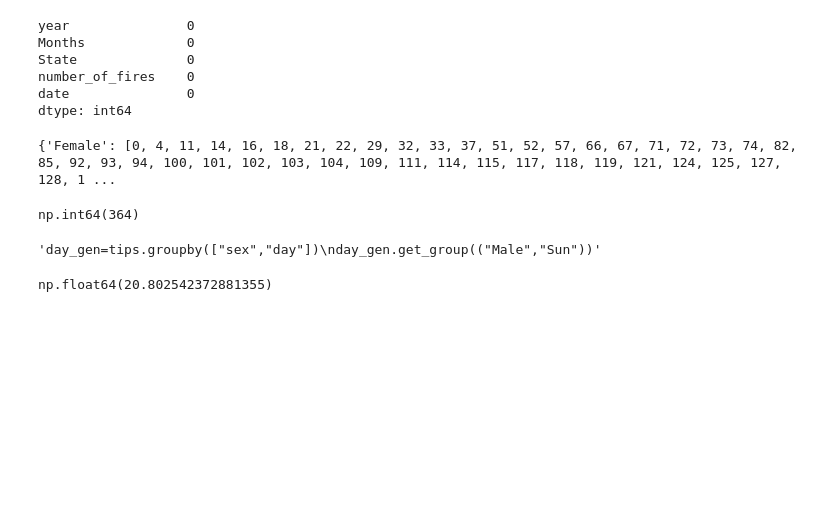
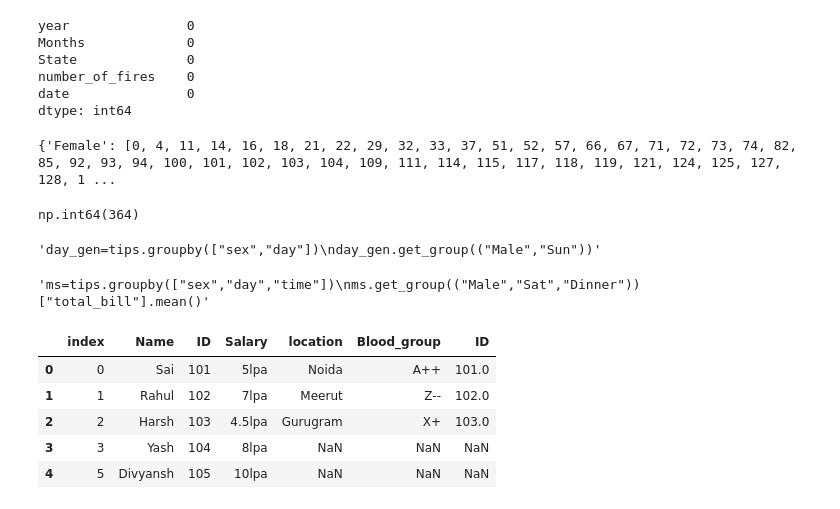
Before and after one commit to Amandeep006/QSPIDER-, a Jupyter notebook: pylab/pan.ipynb, the cells around one changed output. Drawn from its saved outputs; the diff is of its cells as text; code cells hidden in the pictures; blank space fills up the shorter version.

```diff
--- a/pylab/pan.ipynb
+++ b/pylab/pan.ipynb
@@ -800,7 +800,30 @@ ds.get_group(("IT","high"))["employee_id"].count()"""
 rq.get_group(("red",6))["type"].count()"""
 
 # Average bill of males in Saturday's dinner.  # 20.80
-"""ms=tips.groupby(["sex","day"])
-ms.get_group(("Male","Sat"))["total_bill"].mean()"""
+"""ms=tips.groupby(["sex","day","time"])
+ms.get_group(("Male","Sat","Dinner"))["total_bill"].mean()"""
 # %% [output]
-np.float64(20.802542372881355)
+'ms=tips.groupby(["sex","day","time"])\nms.get_group(("Male","Sat","Dinner"))["total_bill"].mean()'
+# %%
+# Concatination of DataFrames : It is process of merging two or more dataframes.
+# Type of Concatination :
+          # 1. Vertical Concatination:
+           #        syntax :  pd.concat([var1,var2])
+          # 2. Horizontal Concatination :
+           #        syntax : pd.concat([var1,var2],axis=1)
+
+df1=pd.DataFrame({
+    "location":["Noida","Meerut","Gurugram"],
+    "Blood_group":["A++","Z--","X+"],
+    "ID":[101,102,103]
+})
+
+pd.concat([df,df1]) # Vaerical Concat
+pd.concat([df,df1],axis=1)
+# %% [output]
+|  | index | Name | ID | Salary | location | Blood_group | ID |
+| 0 | 0 | Sai | 101 | 5lpa | Noida | A++ | 101.0 |
+| 1 | 1 | Rahul | 102 | 7lpa | Meerut | Z-- | 102.0 |
+| 2 | 2 | Harsh | 103 | 4.5lpa | Gurugram | X+ | 103.0 |
+| 3 | 3 | Yash | 104 | 8lpa | NaN | NaN | NaN |
+| 4 | 5 | Divyansh | 105 | 10lpa | NaN | NaN | NaN |
```
Also changed, not shown: parts of 6 cells of this notebook, 1 other file.
